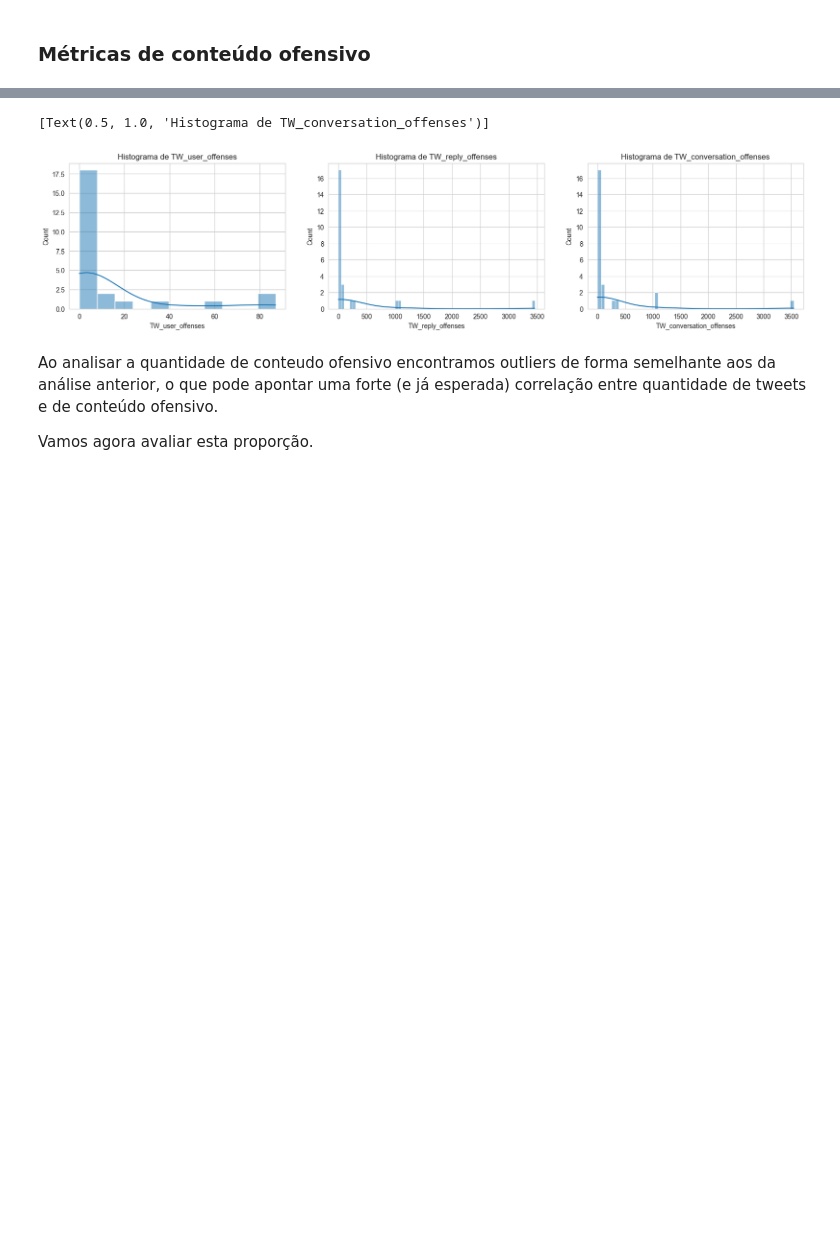
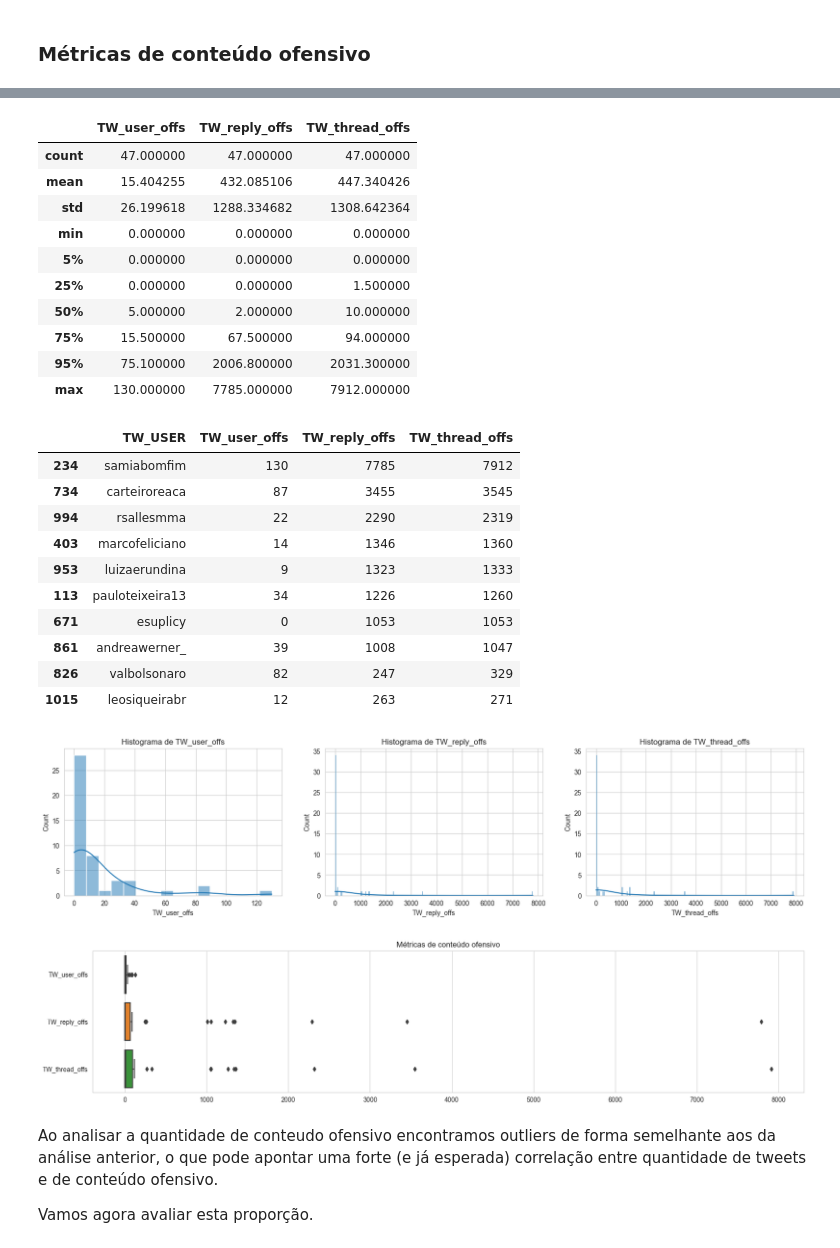
Before and after one commit to thiago-paim/projeto-tera, a Jupyter notebook: notebooks/ft_hf_results_analysis.ipynb, the cells around one changed output, grey strips where cells are left out. Cells and saved outputs as stored; diff of their text form; code cells hidden in the pictures; blank space fills up the shorter version.

```diff
--- a/notebooks/ft_hf_results_analysis.ipynb
+++ b/notebooks/ft_hf_results_analysis.ipynb
@@ -164,5 +201,5 @@ print(tweets_df.shape)
 # %%
-tweets_df.rename(columns={
+tts_df.rename(columns={
     "ft_rc_bert_base_label": "class_label",
     "ft_rc_bert_base_score": "class_score"
 }, inplace=True)
@@ -216,13 +249,14 @@ tweets_df.shape
 # %%
 # Convertendo usernames para minusculo
-tweets_df.user = tweets_df.user.str.lower()
-tweets_df.conversation_user = tweets_df.conversation_user.str.lower()
-tweets_df.in_reply_to_user = tweets_df.in_reply_to_user.str.lower()
+tts_df.user = tts_df.user.str.lower()
+tts_df.conversation_user = tts_df.conversation_user.str.lower()
+tts_df.in_reply_to_user = tts_df.in_reply_to_user.str.lower()
 # %% [markdown]
 ## Juntando os datasets
 # %%
 df = pd.merge(
-    tweets_df, cand_df, left_on="conversation_user", right_on="TW_USER", how="left"
+    tts_df, cand_df, left_on="conversation_user", right_on="TW_USER", how="left"
 )
-df.shape
+print(df.shape)
+df.info()
 # %% [output]
@@ -418,8 +724,8 @@ def get_conversation_offenses(user):
     offenses = user_df[user_df['class_label'] == True]
     return offenses.shape[0]
 
-cand_df['TW_user_offenses'] = cand_df['TW_USER'].apply(get_user_offenses)
-cand_df['TW_reply_offenses'] = cand_df['TW_USER'].apply(get_reply_offenses)
-cand_df['TW_conversation_offenses'] = cand_df['TW_USER'].apply(get_conversation_offenses)
+cand_df['TW_user_offs'] = cand_df['TW_USER'].apply(get_user_offenses)
+cand_df['TW_reply_offs'] = cand_df['TW_USER'].apply(get_reply_offenses)
+cand_df['TW_thread_offs'] = cand_df['TW_USER'].apply(get_conversation_offenses)
 
-cand_df[['TW_user_offenses', 'TW_reply_offenses', 'TW_conversation_offenses']].describe()
+offense_count_cols = ['TW_user_offs', 'TW_reply_offs', 'TW_thread_offs']
@@ -436,29 +732,31 @@ cand_df[['TW_user_offenses', 'TW_reply_offenses', 'TW_conversation_offenses']].d
 # %%
-fig, ax = plt.subplots(1, 3, figsize=(20, 4))
-
-sns.histplot(
-    cand_df,
-    x='TW_user_offenses',
-    kde=True,
-    ax=ax[0]
-).set(title=f'Histograma de TW_user_offenses')
-
-sns.histplot(
-    cand_df,
-    x='TW_reply_offenses',
-    kde=True,
-    ax=ax[1]
-).set(title=f'Histograma de TW_reply_offenses')
-
-sns.histplot(
-    cand_df,
-    x='TW_conversation_offenses',
-    kde=True,
-    ax=ax[2]
-).set(title=f'Histograma de TW_conversation_offenses')
+print_quant_data(cand_df, offense_count_cols, 'TW_thread_offs')
+plot_cols(cand_df, offense_count_cols, title=f'Métricas de conteúdo ofensivo')
 # %% [output]
-[Text(0.5, 1.0, 'Histograma de TW_conversation_offenses')]
+|  | TW_user_offs | TW_reply_offs | TW_thread_offs |
+| count | 47.000000 | 47.000000 | 47.000000 |
+| mean | 15.404255 | 432.085106 | 447.340426 |
+| std | 26.199618 | 1288.334682 | 1308.642364 |
+| min | 0.000000 | 0.000000 | 0.000000 |
+| 5% | 0.000000 | 0.000000 | 0.000000 |
+| 25% | 0.000000 | 0.000000 | 1.500000 |
+| 50% | 5.000000 | 2.000000 | 10.000000 |
+| 75% | 15.500000 | 67.500000 | 94.000000 |
+| 95% | 75.100000 | 2006.800000 | 2031.300000 |
+| max | 130.000000 | 7785.000000 | 7912.000000 |
+|  | TW_USER | TW_user_offs | TW_reply_offs | TW_thread_offs |
+| 234 | samiabomfim | 130 | 7785 | 7912 |
+| 734 | carteiroreaca | 87 | 3455 | 3545 |
+| 994 | rsallesmma | 22 | 2290 | 2319 |
+| 403 | marcofeliciano | 14 | 1346 | 1360 |
+| 953 | luizaerundina | 9 | 1323 | 1333 |
+| 113 | pauloteixeira13 | 34 | 1226 | 1260 |
+| 671 | esuplicy | 0 | 1053 | 1053 |
+| 861 | andreawerner_ | 39 | 1008 | 1047 |
+| 826 | valbolsonaro | 82 | 247 | 329 |
+| 1015 | leosiqueirabr | 12 | 263 | 271 |
-[figure, old version]
+[figure, new version]
+[figure, added]
 # %% [markdown]
 Ao analisar a quantidade de conteudo ofensivo encontramos outliers de forma semelhante aos da análise anterior, o que pode apontar uma forte (e já esperada) correlação entre quantidade de tweets e de conteúdo ofensivo.
 
```
Also changed, not shown: parts of 69 cells of this notebook, 1 other file.
